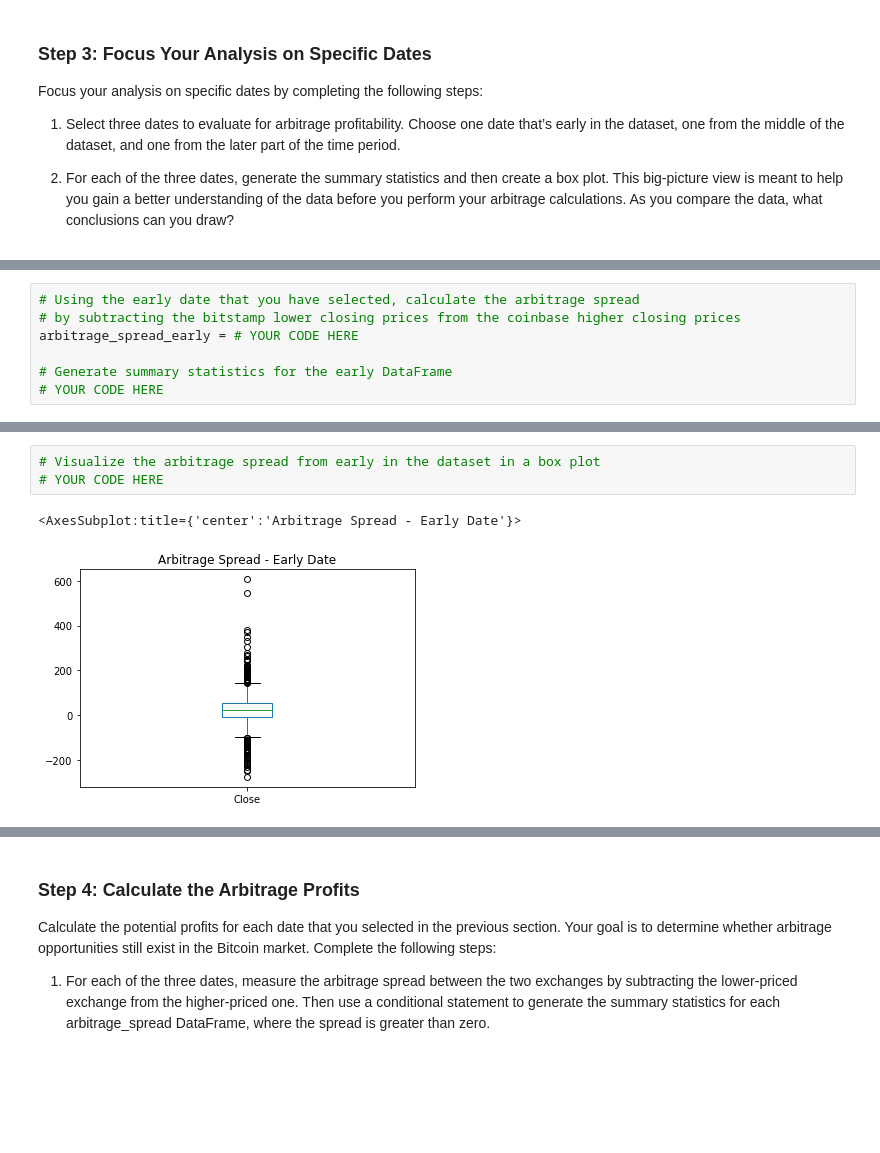
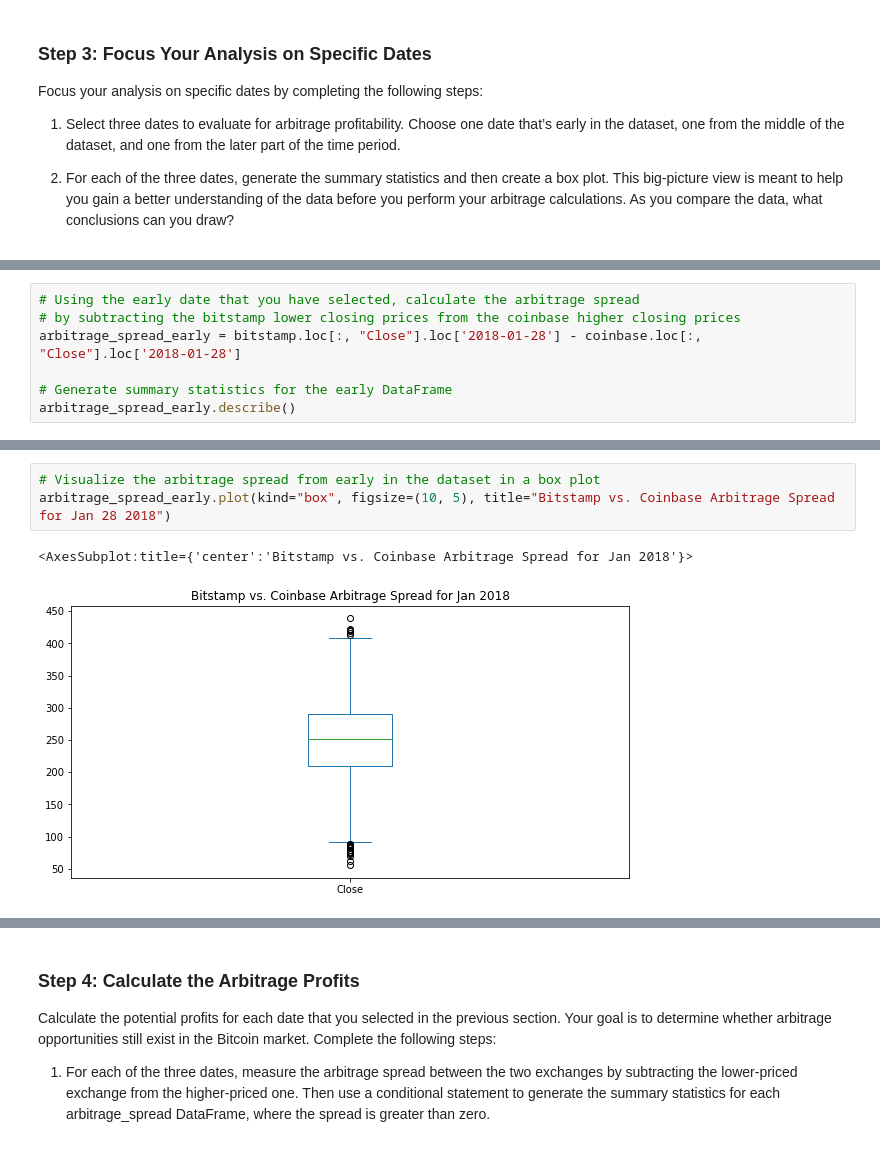
Before and after one commit to jgrichardson/crypto_arbitrage, a Jupyter notebook: crypto_arbitrage.ipynb, the cells around one changed output, grey strips where cells are left out. Cells and saved outputs as stored; diff of their text form; blank space fills up the shorter version.

```diff
--- a/crypto_arbitrage.ipynb
+++ b/crypto_arbitrage.ipynb
@@ -364,8 +364,8 @@ coinbase.loc[:, "Close"].loc['2018-03-01':'2018-03-31'].plot(legend=True, figsiz
 # %%
 # Using the early date that you have selected, calculate the arbitrage spread
 # by subtracting the bitstamp lower closing prices from the coinbase higher closing prices
-arbitrage_spread_early = # YOUR CODE HERE
+arbitrage_spread_early = bitstamp.loc[:, "Close"].loc['2018-01-28'] - coinbase.loc[:, "Close"].loc['2018-01-28']
 
 # Generate summary statistics for the early DataFrame
-# YOUR CODE HERE
+arbitrage_spread_early.describe()
 # %% [output]
@@ -380,10 +380,10 @@ max       606.800000
 Name: Close, dtype: float64
 # %%
 # Visualize the arbitrage spread from early in the dataset in a box plot
-# YOUR CODE HERE
+arbitrage_spread_early.plot(kind="box", figsize=(10, 5), title="Bitstamp vs. Coinbase Arbitrage Spread for Jan 28 2018")
 # %% [output]
-<AxesSubplot:title={'center':'Arbitrage Spread - Early Date'}>
+<AxesSubplot:title={'center':'Bitstamp vs. Coinbase Arbitrage Spread for Jan 2018'}>
-[figure, old version]
+[figure, new version]
 # %%
 # Create an overlay plot that visualizes the two dataframes over a period of one day from the middle of the dataset.
 # Be sure that the plots include the parameters `legend`, `figsize`, `title`, `color` and `label`
```
Also changed, not shown: parts of 8 cells of this notebook.
